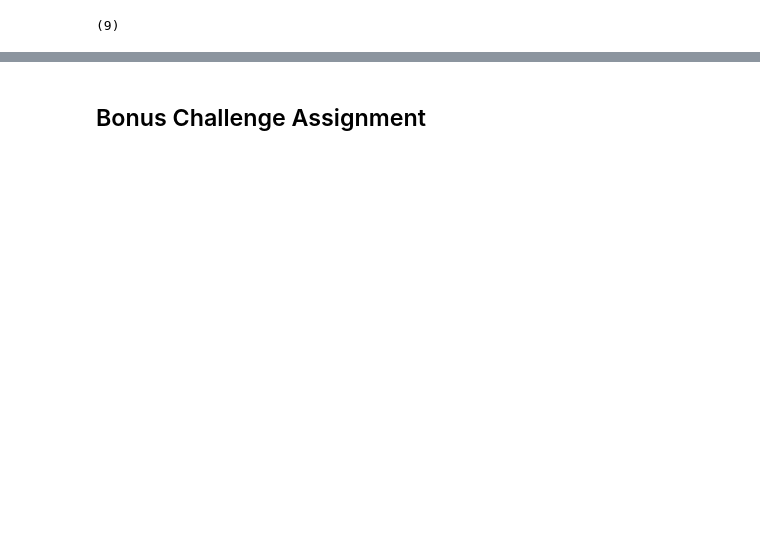
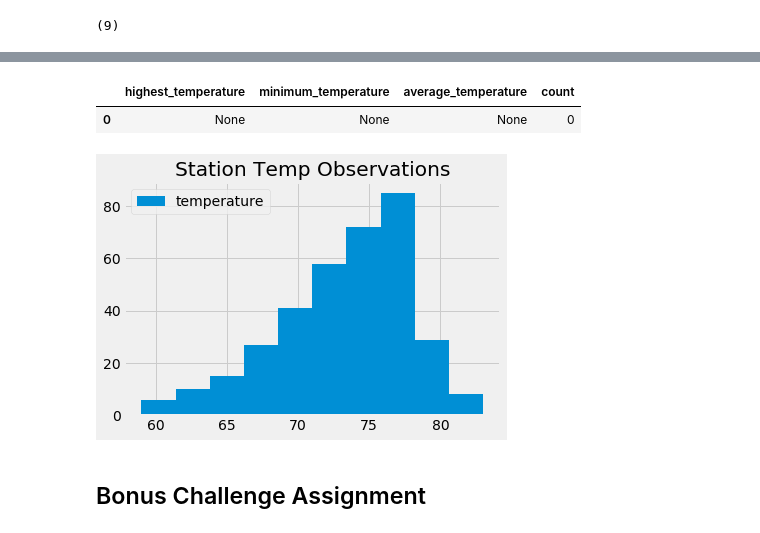
Before and after one commit to delanybroome/sqlalchemy-challenge, a Jupyter notebook: climate_starter.ipynb, the cells around one changed output, grey strips where cells are left out. Saved outputs shown, nothing was run; the diff lists cells and outputs as text; code cells hidden in the pictures; blank space fills up the shorter version.

```diff
--- a/climate_starter.ipynb
+++ b/climate_starter.ipynb
@@ -180,6 +203,24 @@ stations_available
+# %%
+station_stats
+# %% [output]
+|  | highest_temperature | minimum_temperature | average_temperature | count |
+| 0 | None | None | None | 0 |
 # %%
 # Choose the station with the highest number of temperature observations.
 # Query the last 12 months of temperature observation data for this station and plot the results as a histogram
+station_stats_plot = session.query(Measurement.tobs)\
+    .filter(Measurement.date.in_(str_dates))\
+    .filter(Measurement.station == 'USC00519281')
+stations_stats_data = []
+for row in station_stats_plot:
+    stations_stats_data.append(row[0])
+# %%
+plt.hist(stations_stats_data, label = "temperature")
+plt.legend()
+plt.title('Station Temp Observations')
+plt.show()
+# %% [output]
+[figure, added]
 # %% [markdown]
 ## Bonus Challenge Assignment
 # %%
```
Also changed, not shown: parts of 12 cells of this notebook.
